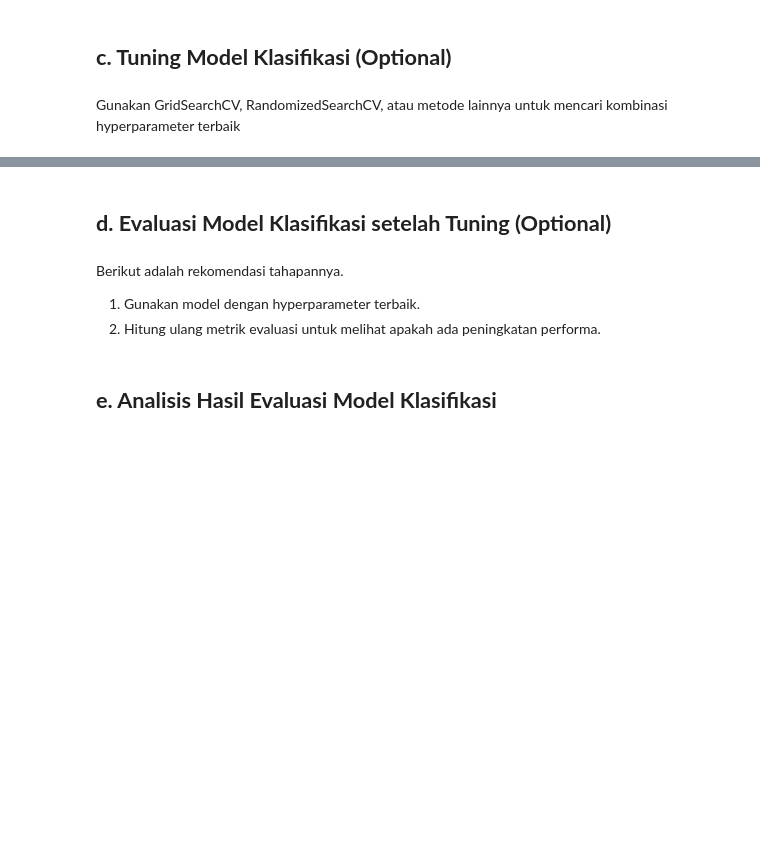
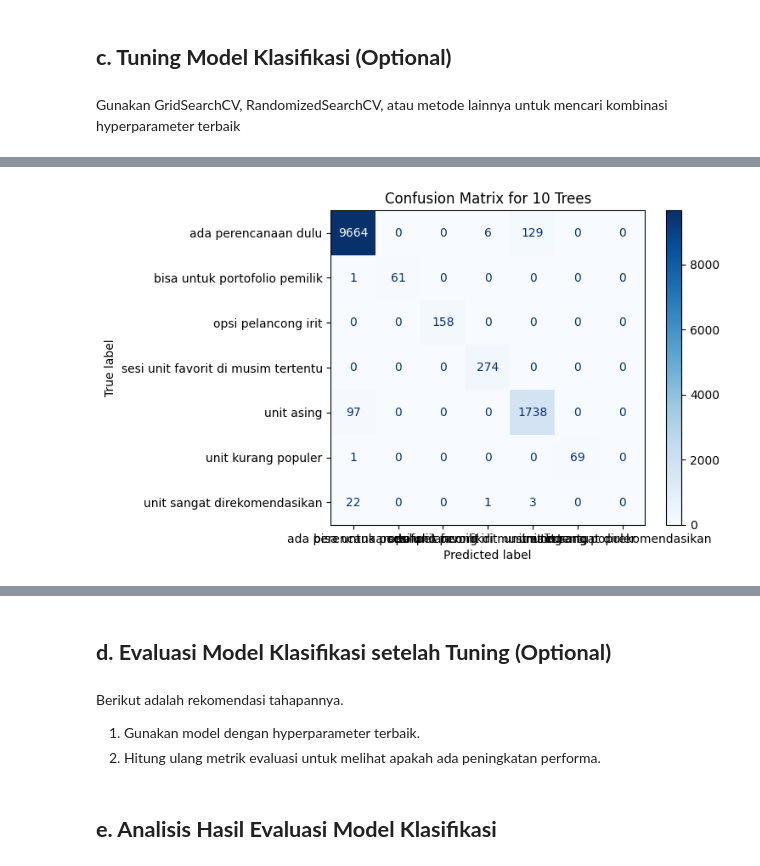
Before and after one commit to DGkurnia/cnkproject, a Jupyter notebook: BMLP_Derfansyah_Guswiranata_Kurnia_klasifikasi.ipynb, the cells around one changed output, grey strips where cells are left out. Cells and saved outputs as stored; diff of their text form; code cells hidden in the pictures; blank space fills up the shorter version.

```diff
--- a/BMLP_Derfansyah_Guswiranata_Kurnia_klasifikasi.ipynb
+++ b/BMLP_Derfansyah_Guswiranata_Kurnia_klasifikasi.ipynb
@@ -346,0 +528,18 @@ Gunakan GridSearchCV, RandomizedSearchCV, atau metode lainnya untuk mencari komb
+# %%
+#deklarasi pencarian grid
+grid_search = GridSearchCV(estimator=rclasf, param_grid=param_grid,
+                           scoring='f1_samples', cv=5, verbose=1)
+# %%
+#Eksekusi pasca penyetelan untuk nilai ccp alpha
+grid_search.fit(Xcltrain, ycltrain)
+# %%
+#penyetelan ccp alpha
+best_alpha = grid_search.best_params_['ccp_alpha']
+best_f1 = grid_search.best_score_
+best_accuracy = accuracy_score(ycltest, grid_search.predict(Xcltest))
+
+print(f'Nilai ccp_alpha terbaik adalah : {best_alpha}, Nilai F1: {best_f1:.2f}, Akurasi: {best_accuracy:.2f}')
+
+# Deklarasi nilai alpha
+rclasf.ccp_alpha = best_alpha
+#ke eksekusi
@@ -346,0 +548,70 @@ Gunakan GridSearchCV, RandomizedSearchCV, atau metode lainnya untuk mencari komb
+# %%
+# Eksekusi Bagian deklarasi daftar
+accuracies = []
+f1_scores = []
+precisions = []
+recalls = []
+n_estimators_list = []
+
+# Eksekusi dengan visualisasi
+for n_estimators in range(10, 101, 10):  # From 10 to 100 trees
+    rclasf.n_estimators = n_estimators
+    rclasf.fit(Xcltrain, ycltrain)
+
+    # Prediksi
+    y_pred = rclasf.predict(Xcltest)
+
+    # Evaluate model performance
+    accuracy = accuracy_score(ycltest, y_pred)
+    f1 = f1_score(ycltest, y_pred, average='samples')
+    precision = precision_score(ycltest, y_pred, average='samples')
+    recall = recall_score(ycltest, y_pred, average='samples')
+
+    accuracies.append(accuracy)
+    f1_scores.append(f1)
+    precisions.append(precision)
+    recalls.append(recall)
+    n_estimators_list.append(n_estimators)
+
+    print(f'Total Trees: {n_estimators}, Accuracy: {accuracy:.2f}, F1 Score: {f1:.2f}, Precision: {precision:.2f}, Recall: {recall:.2f}')
+
+    # Replace this with your actual logic to convert to single label if needed
+    ycltest_single_label = ycltest.idxmax(axis=1) # Get the label with the highest probability for ycltest
+    y_pred_single_label = pd.DataFrame(y_pred, columns=ycltest.columns).idxmax(axis=1)  # Assuming y_pred has same structure as ycltest and get highest probability label for y_pred
+
+    # Deklarasi 'confusion matrik' dalam bentuk singuler
+    cm = confusion_matrix(ycltest_single_label, y_pred_single_label)
+
+    # Display confusion matrix
+    plt.figure(figsize=(25, 22))
+    disp = ConfusionMatrixDisplay(confusion_matrix=cm, display_labels=ycltest.columns) # pelabelan untuk penjelasan
+    disp.plot(cmap=plt.cm.Blues)
+    plt.title(f'Confusion Matrix for {n_estimators} Trees')
+    plt.show()
+
+    # Check if performance meets requirements
+    if accuracy >= 0.87 and f1 >= 0.87:
+        print("Model memnuhi akurasi metrik.")
+        break
+    elif accuracy >= 0.87 and f1 < 0.87:
+        print("Nilai F1 tidak sesuai, tapi nilai akurasi sesuai.")
+    elif accuracy < 0.87 and f1 >= 0.87:
+        print("Nilai akurasi tidak sesuai, tapi nilai F1 sesuai.")
+else:
+    print("Model tidak sesuai.")
+
+# Visualization of metrics across different numbers of estimators
+plt.figure(figsize=(15, 10))
+plt.plot(n_estimators_list, accuracies, label='Accuracy', marker='o')
+plt.plot(n_estimators_list, f1_scores, label='F1 Score', marker='o')
+plt.plot(n_estimators_list, precisions, label='Precision', marker='o')
+plt.plot(n_estimators_list, recalls, label='Recall', marker='o')
+
+plt.axhline(y=0.87, color='r', linestyle='--', label='Threshold (0.87)')
+plt.title('Perban')
+plt.xlabel('Number of Estimators')
+plt.ylabel('Score')
+plt.legend()
+plt.grid()
+plt.show()
+# %% [output]
@@ -346,0 +620 @@ Gunakan GridSearchCV, RandomizedSearchCV, atau metode lainnya untuk mencari komb
+[figure, added]
```
Also changed, not shown: parts of 19 cells of this notebook.
